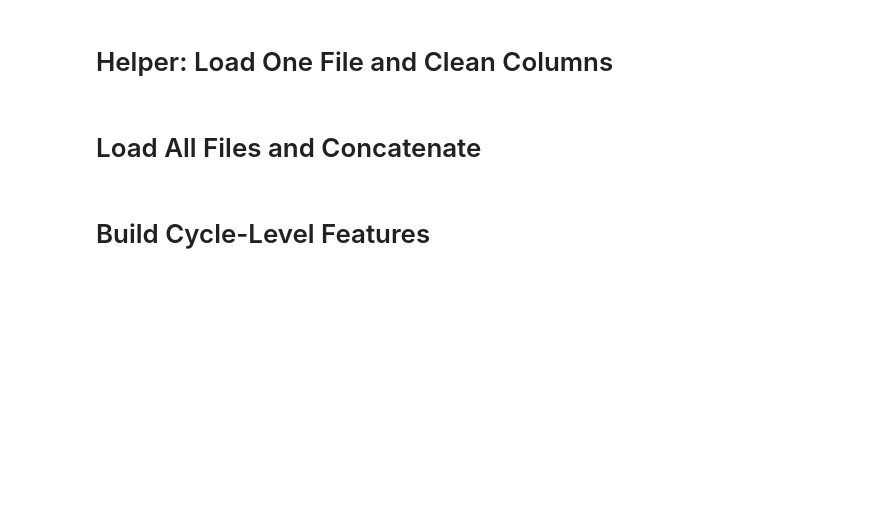
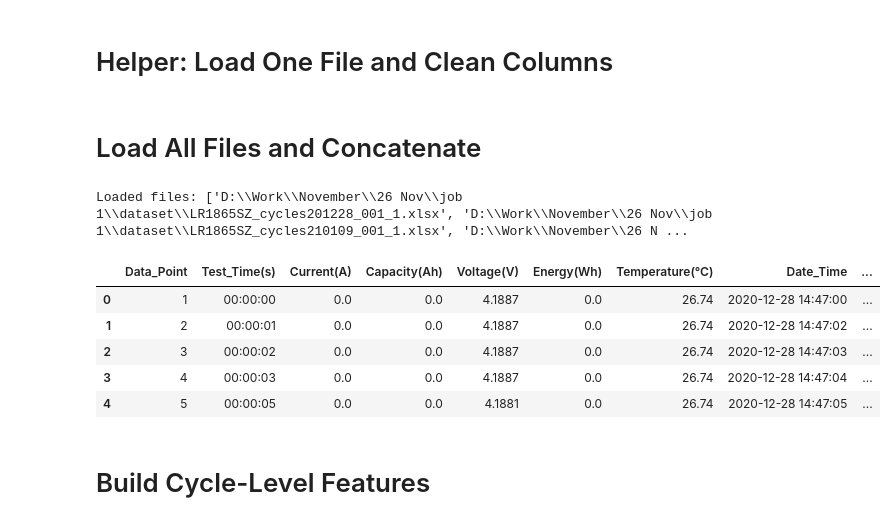
Before and after one commit to Ankur-Ankur/MSC_Project, a Jupyter notebook: Folder-1/Lithium Ion.ipynb, the cells around one changed output. Drawn from its saved outputs; the diff is of its cells as text; code cells hidden in the pictures; blank space fills up the shorter version.

```diff
--- a/Folder-1/Lithium Ion.ipynb
+++ b/Folder-1/Lithium Ion.ipynb
@@ -58,24 +58,32 @@ def load_battery_file(filepath):
 # %%
 import os
 import glob
 import pandas as pd
 
-DATA_DIR = r"D:\MSC Data science\Final_project\kw34hhw7xg-3\kw34hhw7xg-3"
+DATA_DIR = r"D:\Work\November\26 Nov\job 1\dataset"
 FILE_PATTERN = os.path.join(DATA_DIR, "*.xlsx")
 
 all_files = [f for f in glob.glob(FILE_PATTERN)
              if not os.path.basename(f).startswith("~$")]
 
 print("Loaded files:", all_files)
 
 def load_battery_file(filepath):
     df = pd.read_excel(filepath)
     df["battery_id"] = os.path.splitext(os.path.basename(filepath))[0]
     return df
 
 df_list = [load_battery_file(f) for f in all_files]
 full_df = pd.concat(df_list, ignore_index=True)
 full_df.head()
+# %% [output]
+Loaded files: ['D:\\Work\\November\\26 Nov\\job 1\\dataset\\LR1865SZ_cycles201228_001_1.xlsx', 'D:\\Work\\November\\26 Nov\\job 1\\dataset\\LR1865SZ_cycles210109_001_1.xlsx', 'D:\\Work\\November\\26 N ...
+|  | Data_Point | Test_Time(s) | Current(A) | Capacity(Ah) | Voltage(V) | Energy(Wh) | Temperature(℃) | Date_Time | ... |
+| 0 | 1 | 00:00:00 | 0.0 | 0.0 | 4.1887 | 0.0 | 26.74 | 2020-12-28 14:47:00 | ... |
+| 1 | 2 | 00:00:01 | 0.0 | 0.0 | 4.1887 | 0.0 | 26.74 | 2020-12-28 14:47:02 | ... |
+| 2 | 3 | 00:00:02 | 0.0 | 0.0 | 4.1887 | 0.0 | 26.74 | 2020-12-28 14:47:03 | ... |
+| 3 | 4 | 00:00:03 | 0.0 | 0.0 | 4.1887 | 0.0 | 26.74 | 2020-12-28 14:47:04 | ... |
+| 4 | 5 | 00:00:05 | 0.0 | 0.0 | 4.1881 | 0.0 | 26.74 | 2020-12-28 14:47:05 | ... |
 # %% [markdown]
 # Build Cycle-Level Features
 # %%
```
Also changed, not shown: parts of 4 cells of this notebook.
